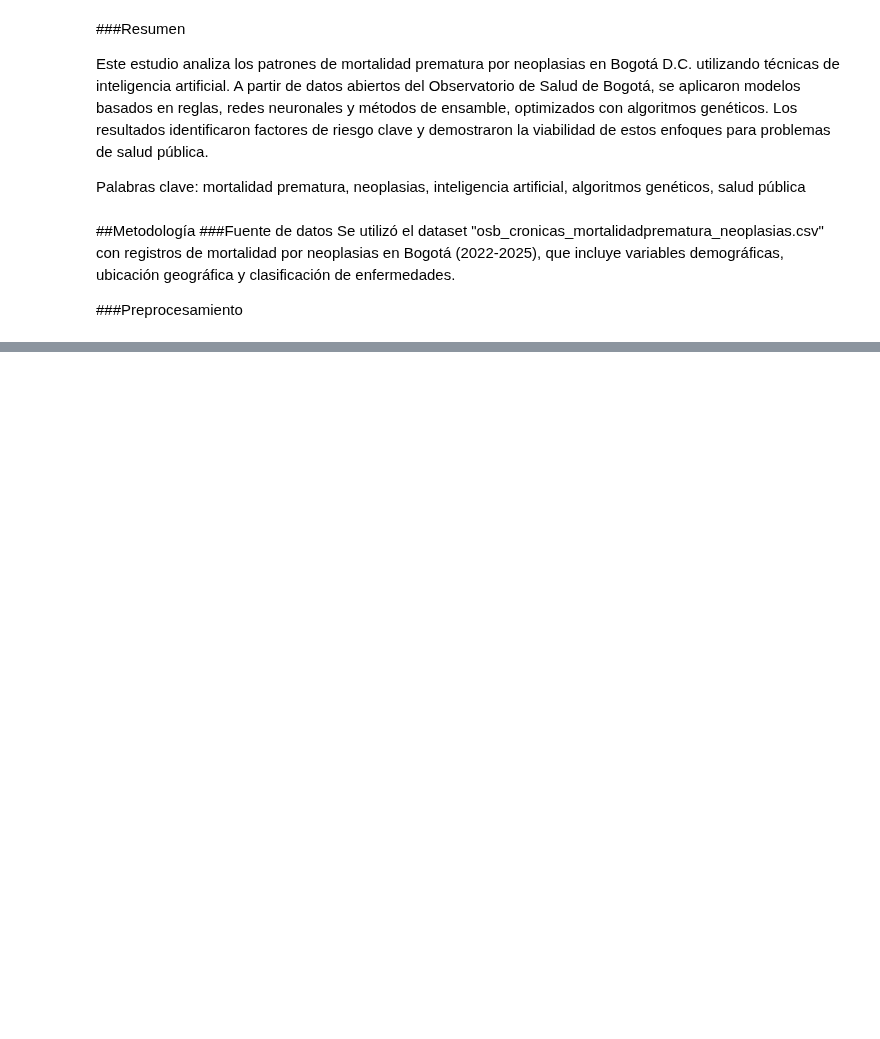
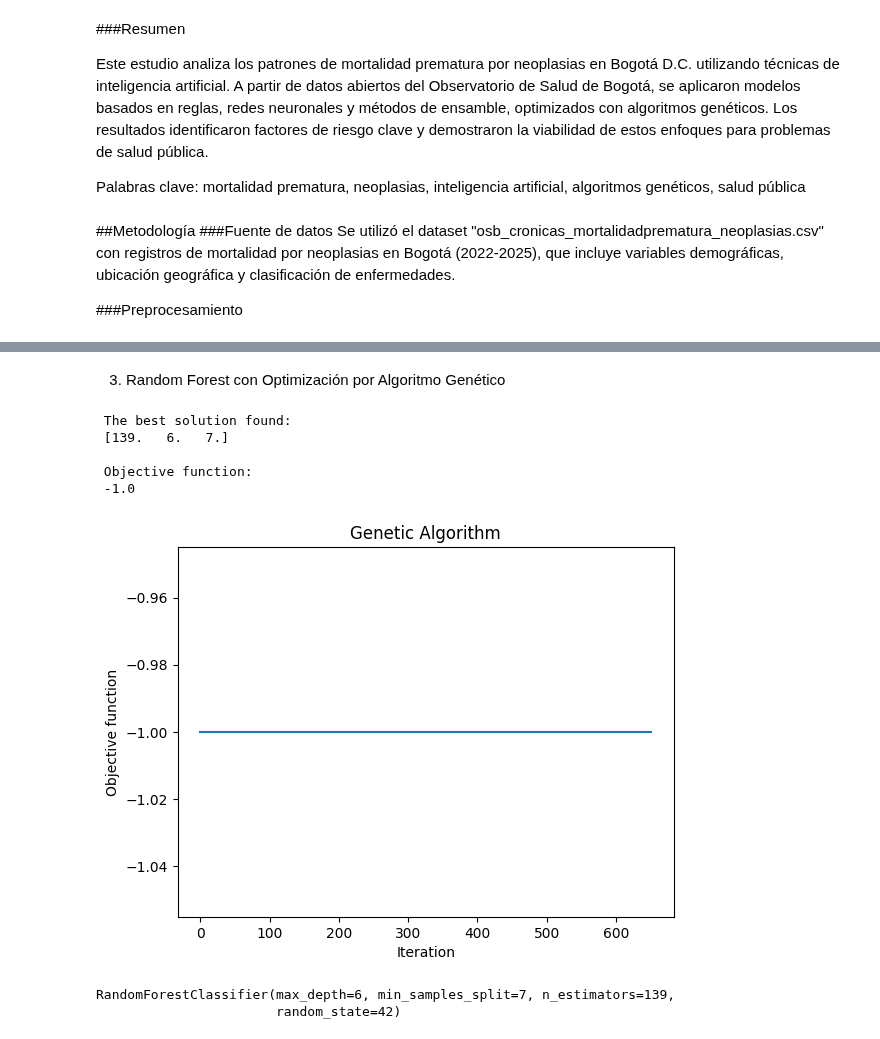
Before and after one commit to palberth/Modelos_y_Metodos_de_Sistemas_Inteligentes, a Jupyter notebook: Análisis_de_Mortalidad_Prematura_por_Neoplasias_en_Bogotá_D_C_mediante_Modelos_Inteligentes.ipynb, the cells around one changed output, grey strips where cells are left out. Drawn from its saved outputs; the diff is of its cells as text; code cells hidden in the pictures; blank space fills up the shorter version.

```diff
--- a/Análisis_de_Mortalidad_Prematura_por_Neoplasias_en_Bogotá_D_C_mediante_Modelos_Inteligentes.ipynb
+++ b/Análisis_de_Mortalidad_Prematura_por_Neoplasias_en_Bogotá_D_C_mediante_Modelos_Inteligentes.ipynb
@@ -49,0 +98,20 @@ X_test = scaler.transform(X_test)
+# %%
+from tensorflow.keras.models import Sequential
+from tensorflow.keras.layers import Dense, Dropout
+from tensorflow.keras.optimizers import Adam
+
+model = Sequential([
+    Dense(64, activation='relu', input_shape=(X_train.shape[1],)),
+    Dropout(0.2),
+    Dense(32, activation='relu'),
+    Dense(1, activation='sigmoid')
+])
+
+model.compile(optimizer=Adam(0.001),
+              loss='binary_crossentropy',
+              metrics=['accuracy'])
+
+history = model.fit(X_train, y_train,
+                    epochs=50,
+                    batch_size=32,
+                    validation_split=0.2)
@@ -49,0 +137,56 @@ X_test = scaler.transform(X_test)
+# %% [markdown]
+3. Random Forest con Optimización por Algoritmo Genético
+# %%
+from sklearn.ensemble import RandomForestClassifier
+from geneticalgorithm import geneticalgorithm as ga
+
+# Función objetivo para el algoritmo genético
+def f(params):
+    n_estimators = int(params[0])
+    max_depth = int(params[1]) if params[1] > 1 else None
+    min_samples_split = int(params[2])
+
+    model = RandomForestClassifier(
+        n_estimators=n_estimators,
+        max_depth=max_depth,
+        min_samples_split=min_samples_split,
+        random_state=42
+    )
+
+    model.fit(X_train, y_train)
+    return -model.score(X_test, y_test)  # Minimizar el negativo del accuracy
+
+# Configuración del algoritmo genético
+varbound = np.array([[10, 200], [1, 20], [2, 10]])
+algorithm_param = {
+    'max_num_iteration': 50,
+    'population_size': 20,
+    'mutation_probability': 0.1,
+    'elit_ratio': 0.01,
+    'crossover_probability': 0.5,
+    'parents_portion': 0.3,
+    'crossover_type': 'uniform',
+    'max_iteration_without_improv': 10
+}
+
+model_ga = ga(function=f, dimension=3, variable_type='int', variable_boundaries=varbound)
+model_ga.run()
+
+# Mejores parámetros encontrados
+best_params = model_ga.output_dict['variable']
+best_rf = RandomForestClassifier(
+    n_estimators=int(best_params[0]),
+    max_depth=int(best_params[1]) if best_params[1] > 1 else None,
+    min_samples_split=int(best_params[2]),
+    random_state=42
+)
+best_rf.fit(X_train, y_train)
+# %% [output]
+ The best solution found:
+ [139.   6.   7.]
+
+ Objective function:
+ -1.0
+[figure, added]
+RandomForestClassifier(max_depth=6, min_samples_split=7, n_estimators=139,
+                       random_state=42)
```
Also changed, not shown: parts of 16 cells of this notebook.
